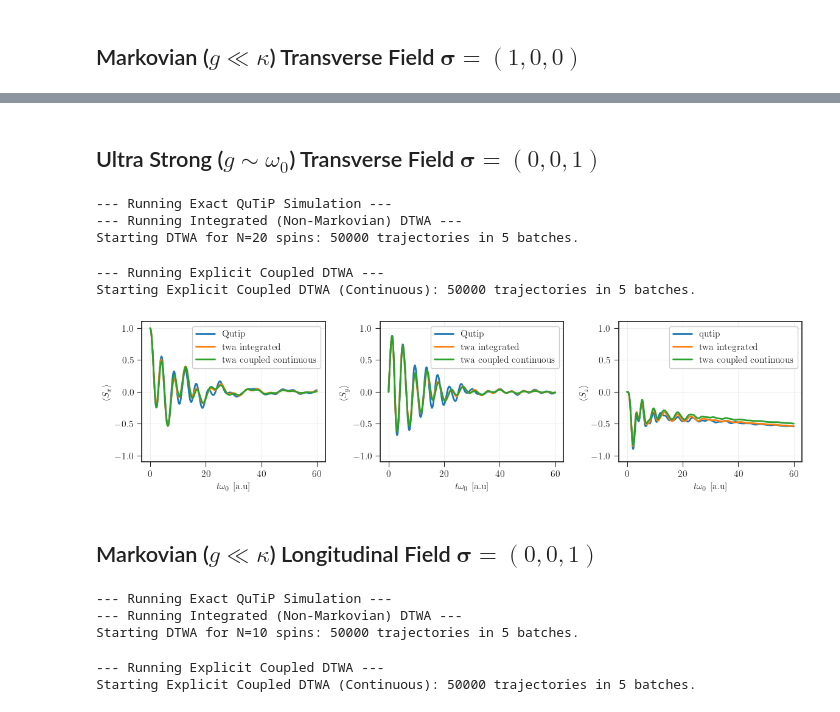
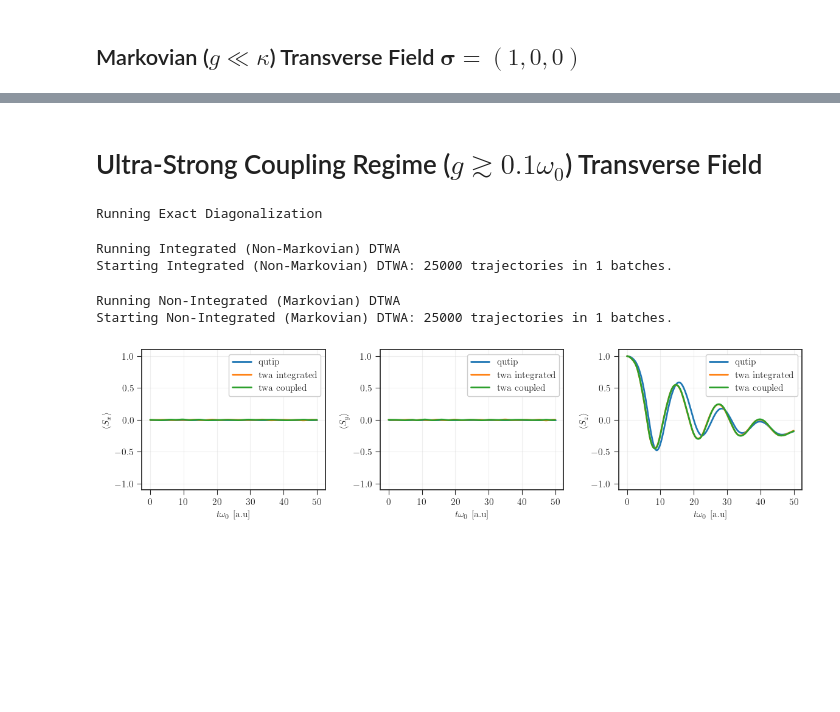
Before and after one commit to juardilag/twa_py, a Jupyter notebook: lossy_boson_test.ipynb, the cells around one changed output, grey strips where cells are left out. Cells and saved outputs as stored; diff of their text form; code cells hidden in the pictures; blank space fills up the shorter version.

```diff
--- a/lossy_boson_test.ipynb
+++ b/lossy_boson_test.ipynb
@@ -381,13 +383,13 @@ plt.show()
 # %% [markdown]
-## Ultra Strong ($g \sim \omega_0$) Transverse Field $\boldsymbol{\sigma}=(0,0,1)$
+# Ultra-Strong Coupling Regime ($g \gtrsim 0.1\omega_0$) Transverse Field
 # %%
-g_ratio = 0.6       # g/omega_0
+g_ratio = 0.35       # g/omega_0
 kappa_ratio = 0.02    # kappa/omega_0
-tau_max = 60        # Dimensionless time duration (cycles/radians)
+tau_max = 50        # Dimensionless time duration (cycles/radians)
 omega_0 = 1.0
 
 B_field = jnp.array([0.0, 0.0, 1.0])
-v_init = [1, 0, 0]
+v_init = [0, 0, 1]
 
 results = run_normalized_simulation(
     g_ratio,
@@ -396,76 +398,48 @@ results = run_normalized_simulation(
     v_init,
     tau_max,
     omega_0,
+    1000,
     0,
-    1_000,
-    20
+    20,
 )
 # %% [output]
---- Running Exact QuTiP Simulation ---
---- Running Integrated (Non-Markovian) DTWA ---
-Starting DTWA for N=20 spins: 50000 trajectories in 5 batches.
+Running Exact Diagonalization
---- Running Explicit Coupled DTWA ---
-Starting Explicit Coupled DTWA (Continuous): 50000 trajectories in 5 batches.
+Running Integrated (Non-Markovian) DTWA
+Starting Integrated (Non-Markovian) DTWA: 25000 trajectories in 1 batches.
+Running Non-Integrated (Markovian) DTWA
+Starting Non-Integrated (Markovian) DTWA: 25000 trajectories in 1 batches.
 # %%
 plt.style.use(['seaborn-v0_8-white', './style.mplstyle'])
 fig, ax = plt.subplots(1,3, figsize=(14, 3))
 plt.subplots_adjust(wspace=0.3)
 
-ax[0].plot(results['t_grid'], results['qutip']['expect_x'], label = 'Qutip', linewidth = 2)
+ax[0].plot(results['t_grid'], results['qutip']['expect_x'], label = 'qutip', linewidth = 2)
 ax[0].plot(results['t_grid'], results['twa_integrated']['expect_x'], label = 'twa integrated', linewidth = 2)
-ax[0].plot(results['t_grid'], results['twa_coupled']['expect_x'], label = 'twa coupled continuous', linewidth = 2)
+ax[0].plot(results['t_grid'], results['twa_coupled']['expect_x'], label = 'twa coupled', linewidth = 2)
 ax[0].grid(alpha = 0.3)
 ax[0].set_xlabel(r'$t\omega_0 $\ [a.u]')
 ax[0].set_ylabel(r'$\langle S_x \rangle$')
 ax[0].set_ylim(-1.1, 1.1)
 ax[0].legend()
 
-ax[1].plot(results['t_grid'], results['qutip']['expect_y'], label = 'Qutip', linewidth = 2)
+ax[1].plot(results['t_grid'], results['qutip']['expect_y'], label = 'qutip', linewidth = 2)
 ax[1].plot(results['t_grid'], results['twa_integrated']['expect_y'], label = 'twa integrated', linewidth = 2)
-ax[1].plot(results['t_grid'], results['twa_coupled']['expect_y'], label = 'twa coupled continuous', linewidth = 2)
+ax[1].plot(results['t_grid'], results['twa_coupled']['expect_y'], label = 'twa coupled', linewidth = 2)
 ax[1].grid(alpha = 0.3)
 ax[1].set_xlabel(r'$t\omega_0 $\ [a.u]')
 ax[1].set_ylabel(r'$\langle S_y \rangle$')
 ax[1].set_ylim(-1.1, 1.1)
 ax[1].legend()
 
 ax[2].plot(results['t_grid'], results['qutip']['expect_z'], label = 'qutip', linewidth = 2)
 ax[2].plot(results['t_grid'], results['twa_integrated']['expect_z'], label = 'twa integrated', linewidth = 2)
-ax[2].plot(results['t_grid'], results['twa_coupled']['expect_z'], label = 'twa coupled continuous', linewidth = 2)
+ax[2].plot(results['t_grid'], results['twa_coupled']['expect_z'], label = 'twa coupled', linewidth = 2)
 ax[2].grid(alpha = 0.3)
 ax[2].set_xlabel(r'$t\omega_0 $\ [a.u]')
 ax[2].set_ylabel(r'$\langle S_z \rangle$')
 ax[2].set_ylim(-1.1, 1.1)
 ax[2].legend()
 
 plt.show()
 # %% [output]
-[figure, old version]
+[figure, new version]
-# %% [markdown]
-## Markovian ($g\ll\kappa$) Longitudinal Field $\boldsymbol{\sigma}=(0,0,1)$
-# %%
-g_ratio = 0.1       # g/omega_0
-kappa_ratio = 0.6    # kappa/omega_0
-tau_max = 120        # Dimensionless time duration (cycles/radians)
-omega_0 = 1.0
-
-B_field = jnp.array([1.0, 0.0, 0.0])
-v_init = [0, 0, 1]
-
-results = run_normalized_simulation(
-    g_ratio,
-    kappa_ratio,
-    B_field,
-    v_init,
-    tau_max,
-    omega_0,
-    0,
-    1_000,
-    10
-)
-# %% [output]
---- Running Exact QuTiP Simulation ---
---- Running Integrated (Non-Markovian) DTWA ---
-Starting DTWA for N=10 spins: 50000 trajectories in 5 batches.
---- Running Explicit Coupled DTWA ---
-Starting Explicit Coupled DTWA (Continuous): 50000 trajectories in 5 batches.
```
Also changed, not shown: parts of 32 cells of this notebook.
